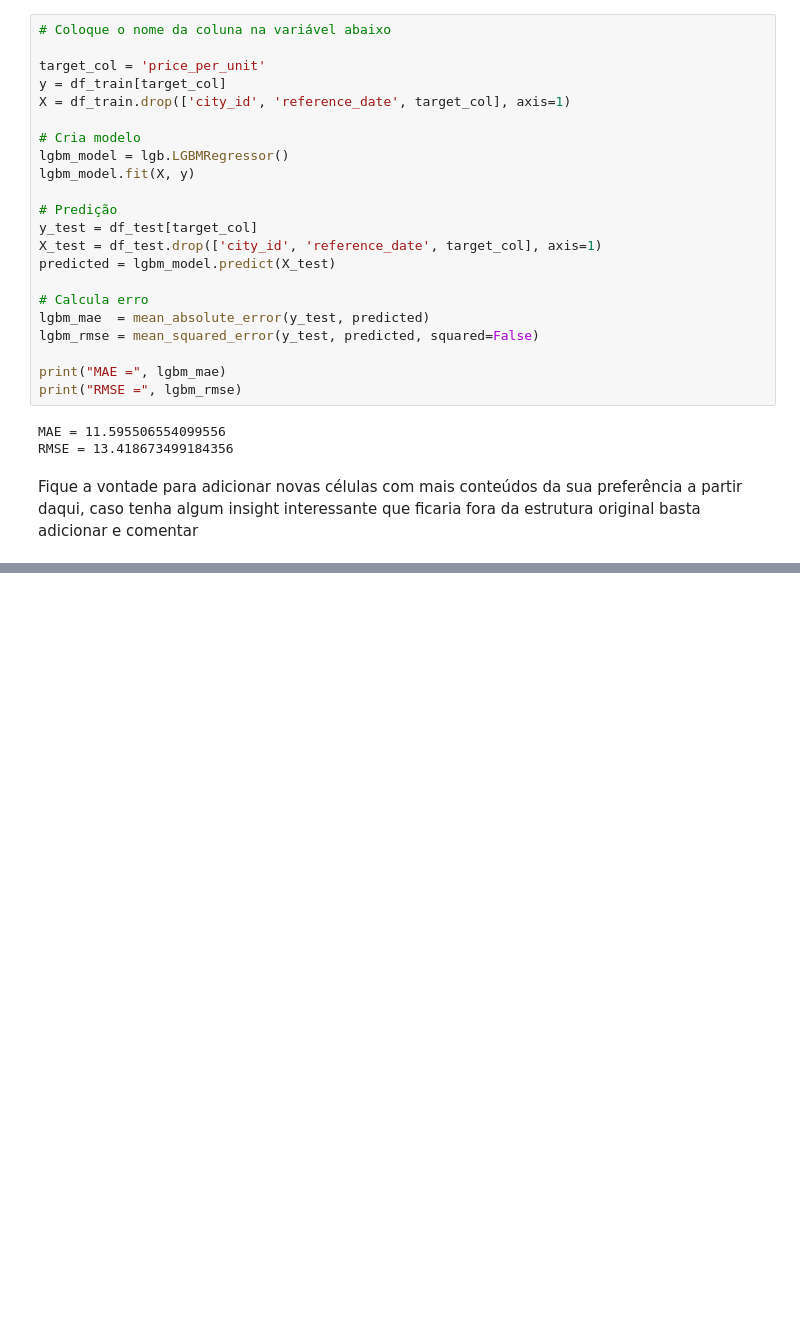
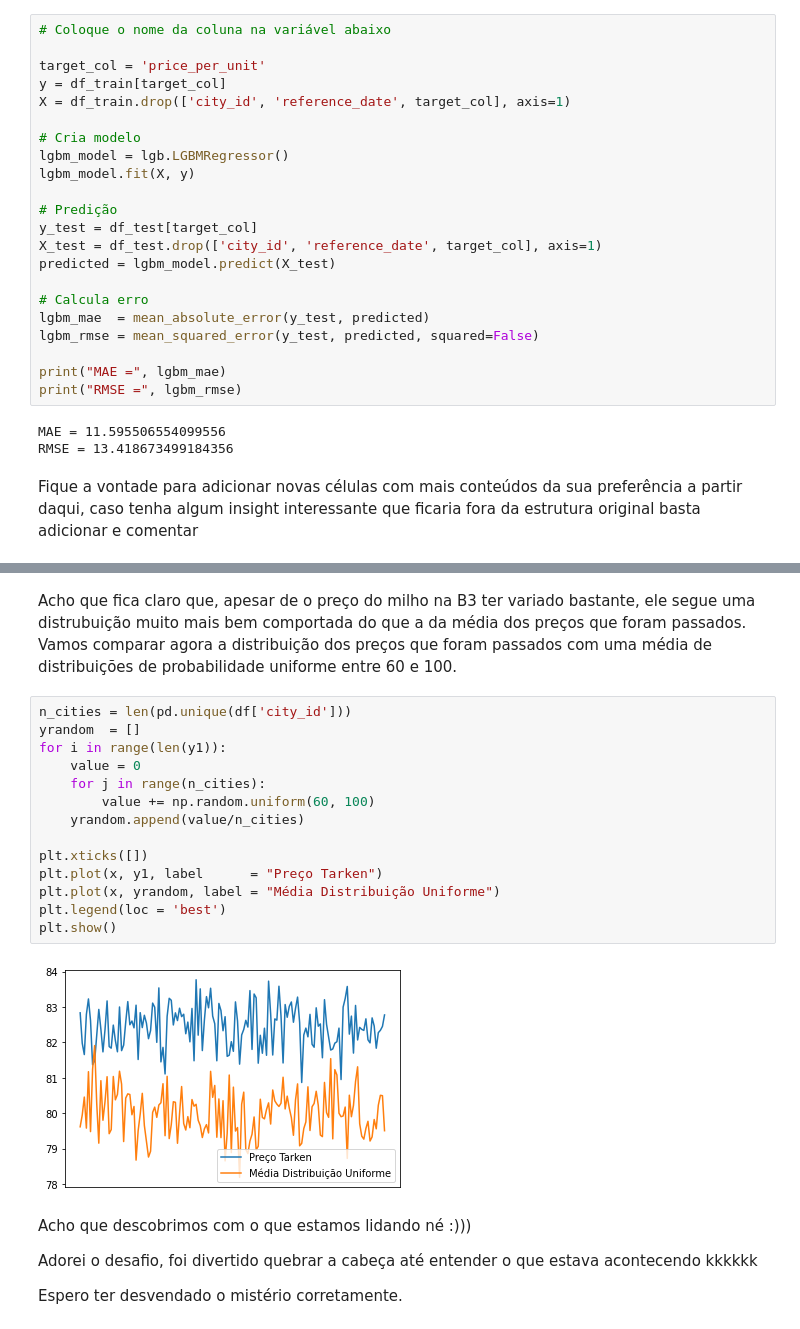
Before and after one commit to mrcolorblind/data-science-intern-challenge, a Jupyter notebook: Challenge.ipynb, the cells around one changed output, grey strips where cells are left out. Saved outputs shown, nothing was run; the diff lists cells and outputs as text; blank space fills up the shorter version.

```diff
--- a/Challenge.ipynb
+++ b/Challenge.ipynb
@@ -121,0 +154,24 @@ Fique a vontade para adicionar novas células com mais conteúdos da sua prefer
+# %% [markdown]
+Acho que fica claro que, apesar de o preço do milho na B3 ter variado bastante, ele segue uma distrubuição muito mais bem comportada do que a da média dos preços que foram passados. Vamos comparar agora a distribuição dos preços que foram passados com uma média de distribuições de probabilidade uniforme entre 60 e 100.
+# %%
+n_cities = len(pd.unique(df['city_id']))
+yrandom  = []
+for i in range(len(y1)):
+    value = 0
+    for j in range(n_cities):
+        value += np.random.uniform(60, 100)
+    yrandom.append(value/n_cities)
+
+plt.xticks([])
+plt.plot(x, y1, label      = "Preço Tarken")
+plt.plot(x, yrandom, label = "Média Distribuição Uniforme")
+plt.legend(loc = 'best')
+plt.show()
+# %% [output]
+[figure, added]
+# %% [markdown]
+Acho que descobrimos com o que estamos lidando né :)))
+
+Adorei o desafio, foi divertido quebrar a cabeça até entender o que estava acontecendo kkkkkk
+
+Espero ter desvendado o mistério corretamente.
```
Also changed, not shown: parts of 6 cells of this notebook.
